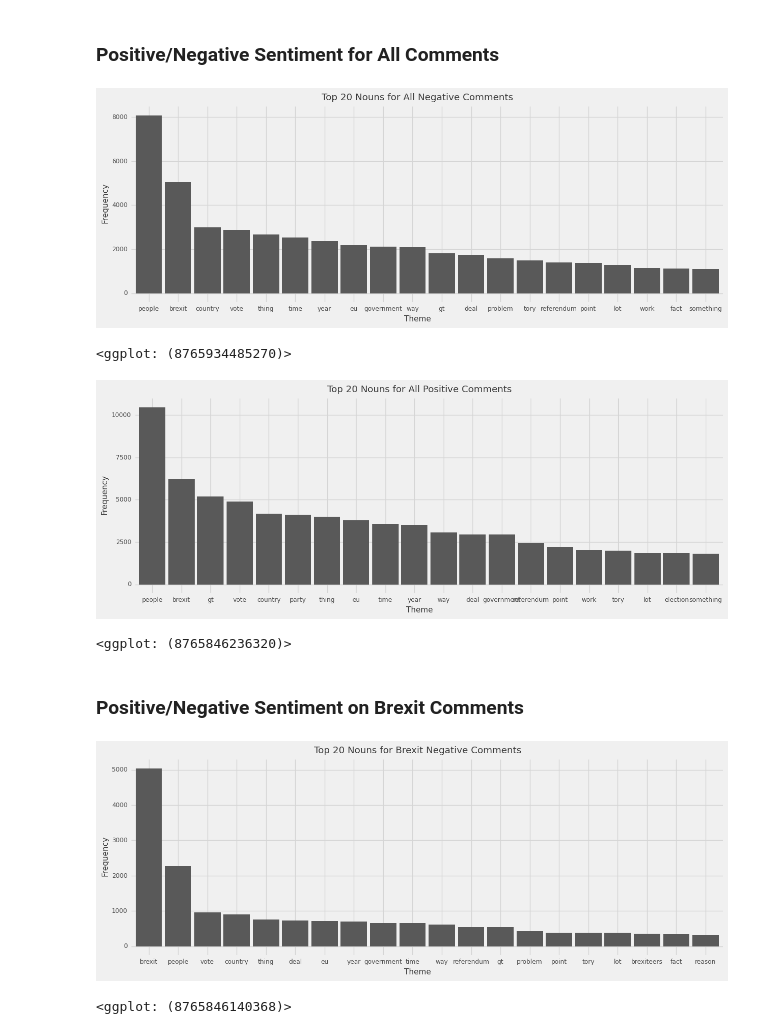
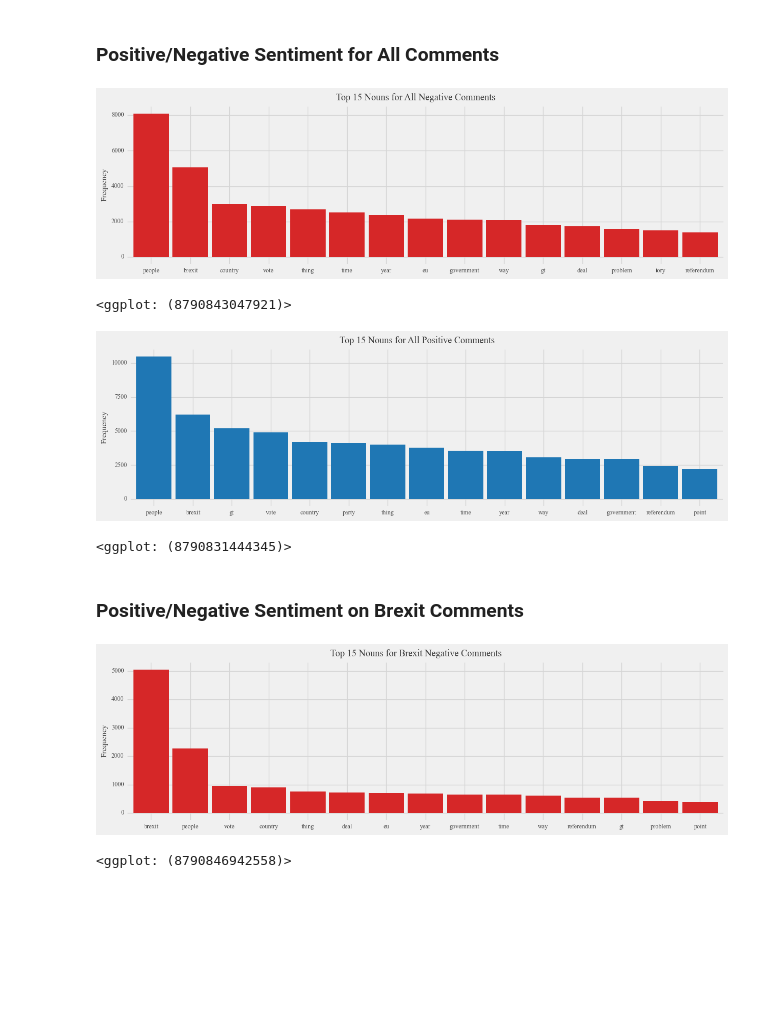
Before and after one commit to andrewtpei/Sentipedia, a Jupyter notebook: Coding implementation/nltk/NLTK_Reddit.ipynb, the cells around one changed output. Drawn from its saved outputs; the diff is of its cells as text; code cells hidden in the pictures; blank space fills up the shorter version.

Commit message:
upload figures

```diff
--- a/Coding implementation/nltk/NLTK_Reddit.ipynb
+++ b/Coding implementation/nltk/NLTK_Reddit.ipynb
@@ -223,42 +223,37 @@ def get_features(tokens):
 # %%
 # apply functions to get nouns, adjectives and verbs tokens
 df_reddit_full_nltk['nouns'] = df_reddit_full_nltk['tokens'].apply(get_nouns)
-df_reddit_full_nltk['adjectives'] = df_reddit_full_nltk['tokens'].apply(get_adjectives)
-df_reddit_full_nltk['verbs'] = df_reddit_full_nltk['tokens'].apply(get_verbs)
-# %%
-import matplotlib.pyplot as plt
-plt.rcParams['font.family'] = 'DeJavu Serif'
-plt.rcParams['font.serif'] = ['Mono']
 # %%
 # identify nouns of negative comments
 negative_full_nouns = []
 negative_full_nouns_series = df_reddit_full_nltk.loc[df_reddit_full_nltk['score'] < 0, 'nouns']
 
 for value in negative_full_nouns_series:
     for word in value:
         negative_full_nouns.append(word)
 
 temp = pd.DataFrame({'theme': negative_full_nouns})
 frequency = temp['theme'].value_counts().reset_index()
 frequency.columns = ['theme', 'count']
-top_20 = frequency.head(20)
+top_15 = frequency.head(15)
 
-# plot top 20 nouns for negative comments
+# plot top 15 nouns for negative comments
 plot = (
-    ggplot(data=top_20) +
+    ggplot(data=top_15) +
     aes(x='reorder(theme, -count)', y='count') +
-    geom_bar(stat='identity') +
-    xlab('Theme') +
+    geom_bar(stat='identity', fill = '#d62728') +
+    xlab('') +
     ylab('Frequency') +
-    ggtitle('Top 20 Nouns for All Negative Comments') +
-    theme_538(base_family = 'Mono') +
-    theme(figure_size=(15, 5))
+    ggtitle('Top 15 Nouns for All Negative Comments') +
+    theme_538() +
+    theme(figure_size=(15, 4)) +
+    theme(text=element_text(family='Times New Roman'))
 )
 
 plot
 # %% [output]
-[figure, old version]
+[figure, new version]
-<ggplot: (8765934485270)>
+<ggplot: (8790843047921)>
 # %%
 # identify nouns of positive comments
 positive_full_nouns = []
@@ -271,24 +266,25 @@ for value in positive_full_nouns_series:
 temp = pd.DataFrame({'theme': positive_full_nouns})
 frequency = temp['theme'].value_counts().reset_index()
 frequency.columns = ['theme', 'count']
-top_20 = frequency.head(20)
+top_15 = frequency.head(15)
 
-# plot top 20 nouns for negative comments
+# plot top 15 nouns for negative comments
 plot = (
-    ggplot(data=top_20) +
+    ggplot(data=top_15) +
     aes(x='reorder(theme, -count)', y='count') +
-    geom_bar(stat='identity') +
-    xlab('Theme') +
+    geom_bar(stat='identity', fill = '#1f77b4') +
+    xlab('') +
     ylab('Frequency') +
-    ggtitle('Top 20 Nouns for All Positive Comments') +
-    theme_538(base_family = 'Mono') +
-    theme(figure_size=(15, 5))
+    ggtitle('Top 15 Nouns for All Positive Comments') +
+    theme_538() +
+    theme(figure_size=(15, 4)) +
+    theme(text=element_text(family='Times New Roman'))
 )
 
 plot
 # %% [output]
-[figure, old version]
+[figure, new version]
-<ggplot: (8765846236320)>
+<ggplot: (8790831444345)>
 # %% [markdown]
 ### Positive/Negative Sentiment on Brexit Comments
 # %%
@@ -308,24 +302,25 @@ for value in negative_brexit_nouns_series:
 temp = pd.DataFrame({'theme': negative_brexit_nouns})
 frequency = temp['theme'].value_counts().reset_index()
 frequency.columns = ['theme', 'count']
-top_20 = frequency.head(20)
+top_15 = frequency.head(15)
 
-# plot top 20 nouns for negative comments
+# plot top 15 nouns for negative comments
 plot = (
-    ggplot(data=top_20) +
+    ggplot(data=top_15) +
     aes(x='reorder(theme, -count)', y='count') +
-    geom_bar(stat='identity') +
-    xlab('Theme') +
+    geom_bar(stat='identity', fill = '#d62728') +
+    xlab('') +
     ylab('Frequency') +
-    ggtitle('Top 20 Nouns for Brexit Negative Comments') +
-    theme_538(base_family = 'Mono') +
-    theme(figure_size=(15, 5))
+    ggtitle('Top 15 Nouns for Brexit Negative Comments') +
+    theme_538() +
+    theme(figure_size=(15, 4)) +
+    theme(text=element_text(family='Times New Roman'))
 )
 
 plot
 # %% [output]
-[figure, old version]
+[figure, new version]
-<ggplot: (8765846140368)>
+<ggplot: (8790846942558)>
 # %%
 # identify nouns of positive comments
 positive_brexit_nouns = []
```
Also changed, not shown: parts of 7 cells of this notebook, 11 other files.
